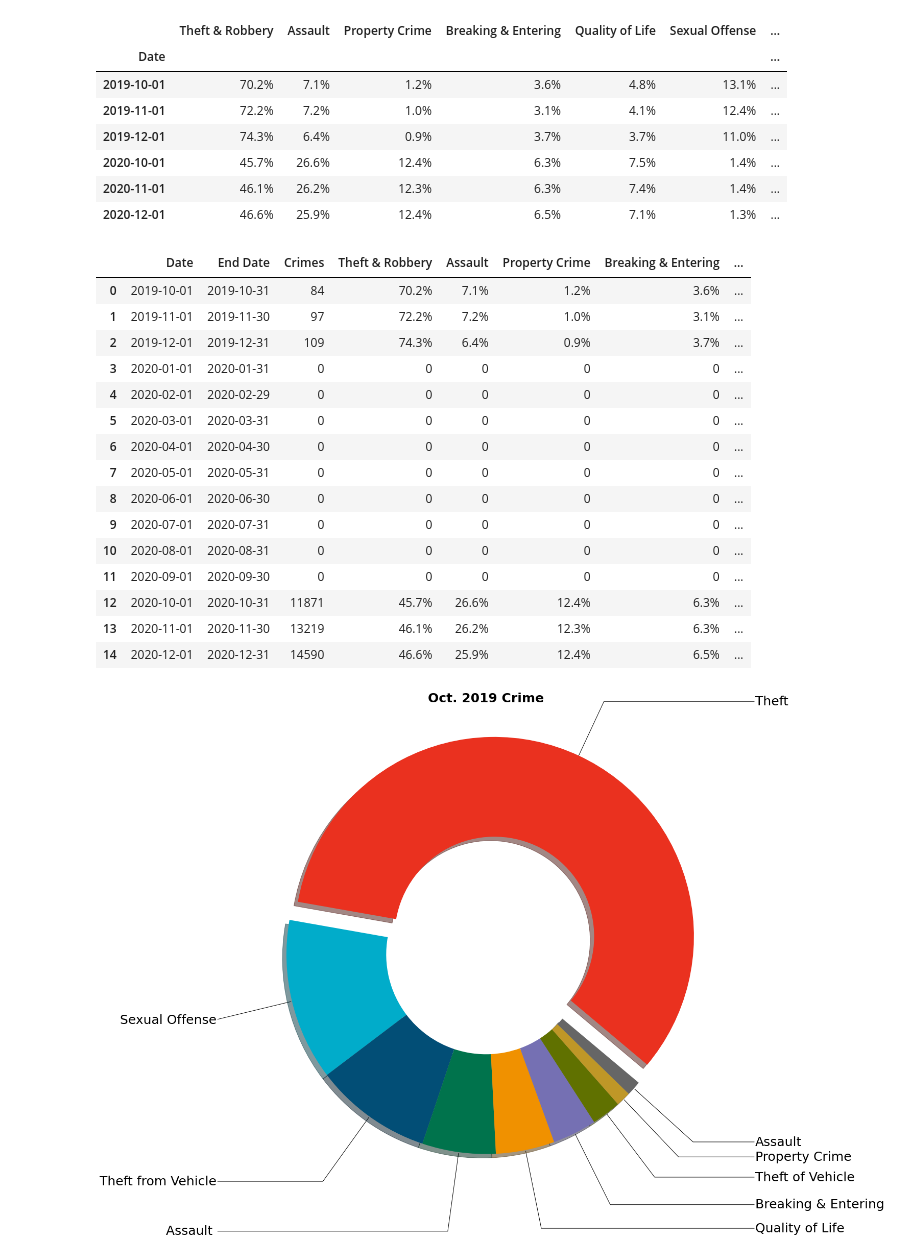
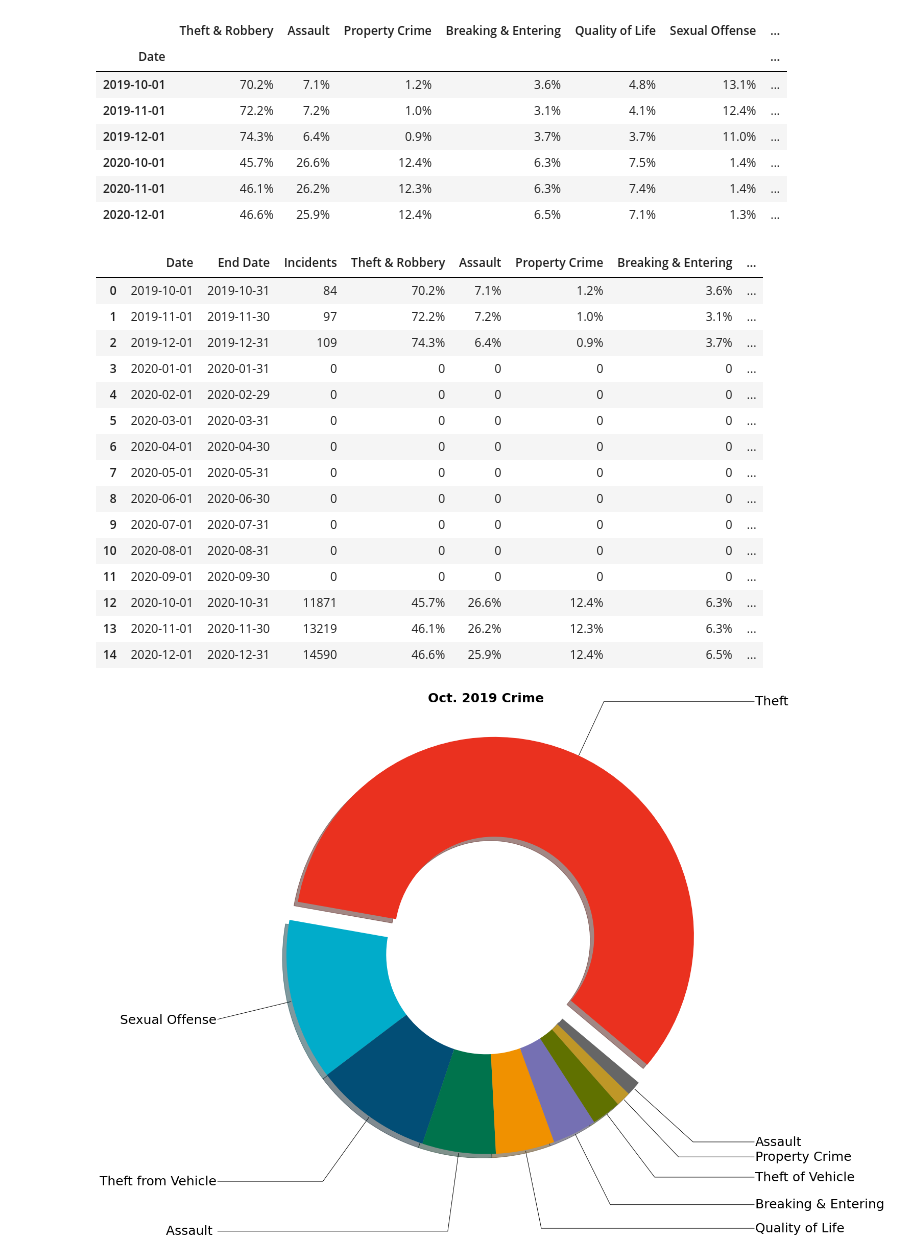
Before and after one commit to E-Weber/EKN-Project, a Jupyter notebook: Crime/CrimeAnalysis.ipynb, the cells around one changed output. Drawn from its saved outputs; the diff is of its cells as text; code cells hidden in the pictures.

```diff
--- a/Crime/CrimeAnalysis.ipynb
+++ b/Crime/CrimeAnalysis.ipynb
@@ -327,12 +327,12 @@ organized_df
 | 2020-11-01 | 46.1% | 26.2% | 12.3% | 6.3% | 7.4% | 1.4% | ... |
 | 2020-12-01 | 46.6% | 25.9% | 12.4% | 6.5% | 7.1% | 1.3% | ... |
 # %%
-crime_totals = crime_data.rename(columns = {'Start Date': 'Date', 'Total Incidents': 'Crimes'})
+crime_totals = crime_data.rename(columns = {'Start Date': 'Date', 'Total Incidents': 'Incidents'})
 crime_types_df = pd.merge(crime_totals, organized_df, on = "Date", how = 'outer')
 crime_types_df = crime_types_df.fillna(0)
 crime_types_df
 # %% [output]
-|  | Date | End Date | Crimes | Theft & Robbery | Assault | Property Crime | Breaking & Entering | ... |
+|  | Date | End Date | Incidents | Theft & Robbery | Assault | Property Crime | Breaking & Entering | ... |
 | 0 | 2019-10-01 | 2019-10-31 | 84 | 70.2% | 7.1% | 1.2% | 3.6% | ... |
 | 1 | 2019-11-01 | 2019-11-30 | 97 | 72.2% | 7.2% | 1.0% | 3.1% | ... |
 | 2 | 2019-12-01 | 2019-12-31 | 109 | 74.3% | 6.4% | 0.9% | 3.7% | ... |
```
Also changed, not shown: parts of 4 cells of this notebook, 2 other files.
